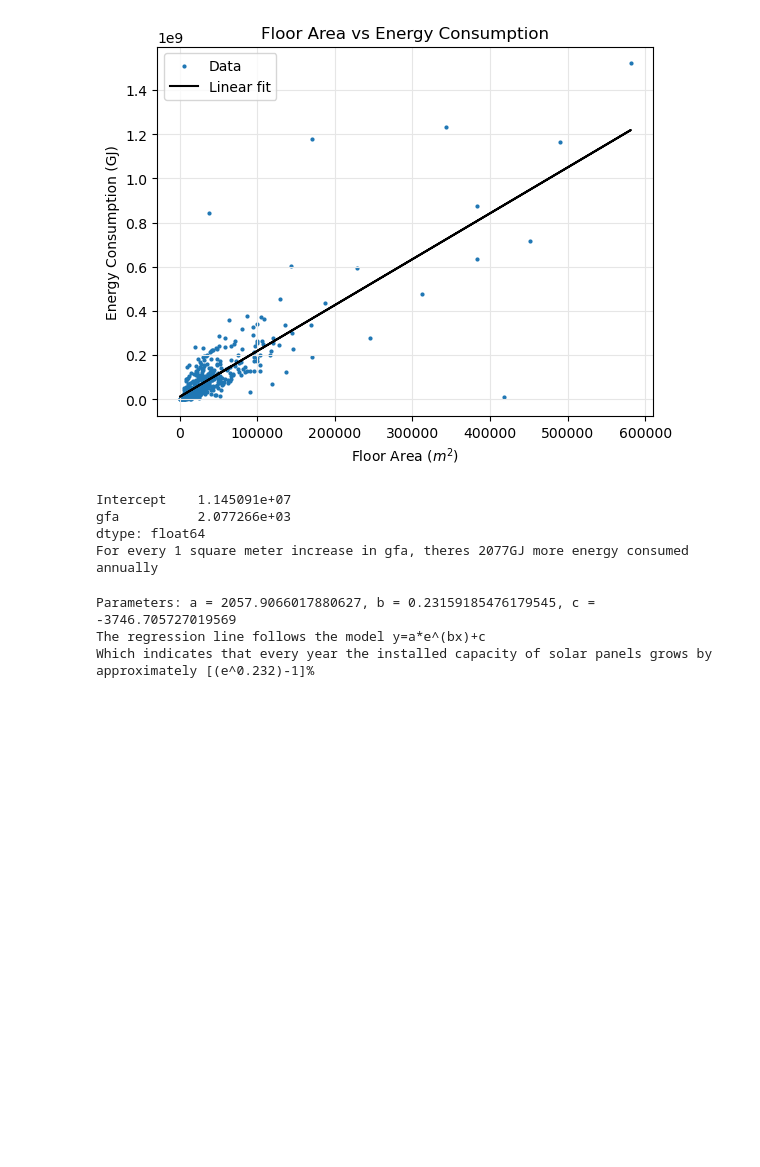
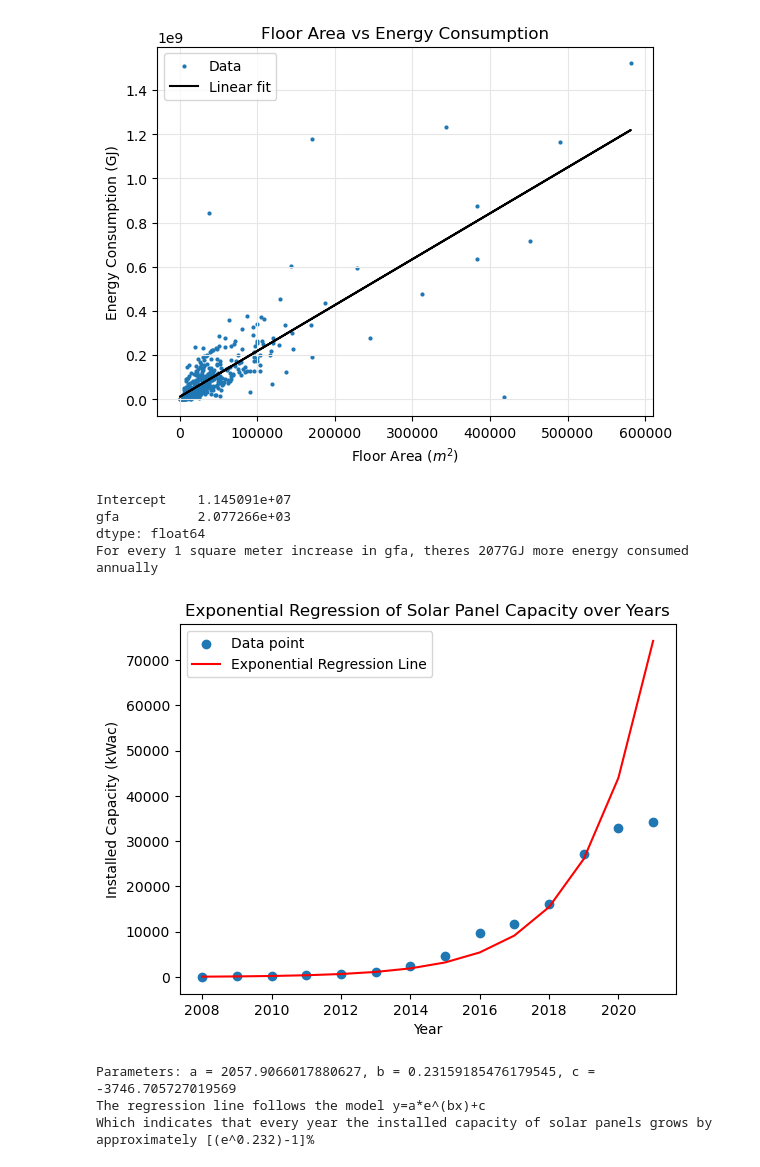
Before and after one commit to RearVW/2708-group-project, a Jupyter notebook: groupwork-v3.ipynb, the cells around one changed output. Cells and saved outputs as stored; diff of their text form; code cells hidden in the pictures; blank space fills up the shorter version.

```diff
--- a/groupwork-v3.ipynb
+++ b/groupwork-v3.ipynb
@@ -236,4 +236,17 @@ Intercept    1.145091e+07
 gfa          2.077266e+03
 dtype: float64
 For every 1 square meter increase in gfa, theres 2077GJ more energy consumed annually
+# %%
+dg_sp['log_inst_cap_kwac'] = np.log(dg_sp['inst_cap_kwac']) # transform for linearization
+model = smf.ols('log_inst_cap_kwac ~ year', data=dg_sp).fit() #fit liner model
+dg_sp['exp_sp_y'] = np.exp(model.predict(dg_sp['year'])) #find exponential regression line's y with linear model
+plt.scatter(dg_sp['year'], dg_sp['inst_cap_kwac'], label='Data point')
+plt.plot(dg_sp['year'], dg_sp['exp_sp_y'], color='red', label='Exponential Regression Line')
+plt.xlabel('Year')
+plt.ylabel('Installed Capacity (kWac)')
+plt.title('Exponential Regression of Solar Panel Capacity over Years')
+plt.legend()
+plt.show() #The graph doesnt seems to fit that well towards the end
+# %% [output]
+[figure, added]
 # %%
```
Also changed, not shown: parts of 1 cell of this notebook.
